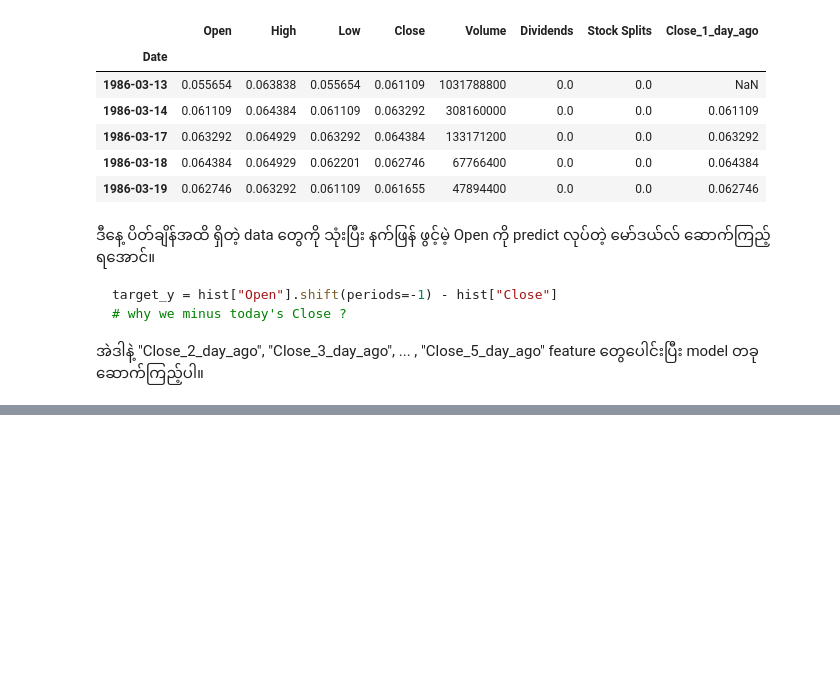
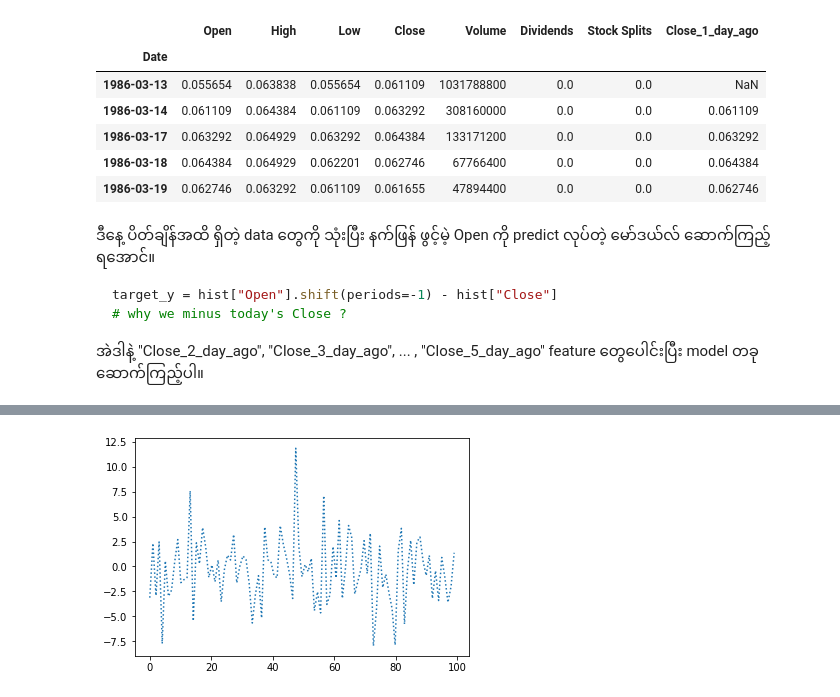
Before and after one commit to neolaw84/data_science_using_python_labs, a Jupyter notebook: week15/01_matplotlib_p1.ipynb, the cells around one changed output, grey strips where cells are left out. Saved outputs shown, nothing was run; the diff lists cells and outputs as text; code cells hidden in the pictures; blank space fills up the shorter version.

```diff
--- a/week15/01_matplotlib_p1.ipynb
+++ b/week15/01_matplotlib_p1.ipynb
@@ -242,0 +284,5 @@ target_y = hist["Open"].shift(periods=-1) - hist["Close"]
+# %%
+plt.plot(x, target_y[-100:], linestyle=":")
+plt.show()
+# %% [output]
+[figure, added]
```
Also changed, not shown: parts of 8 cells of this notebook.
